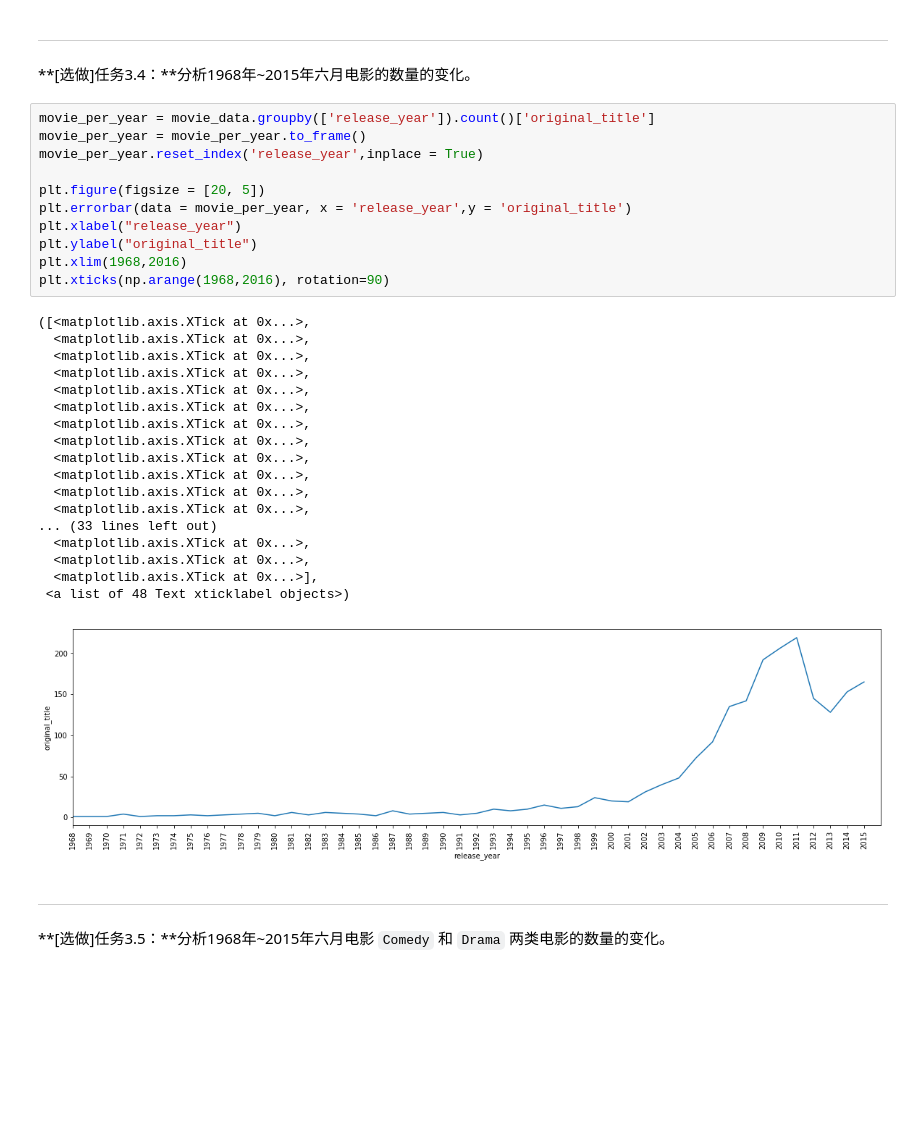
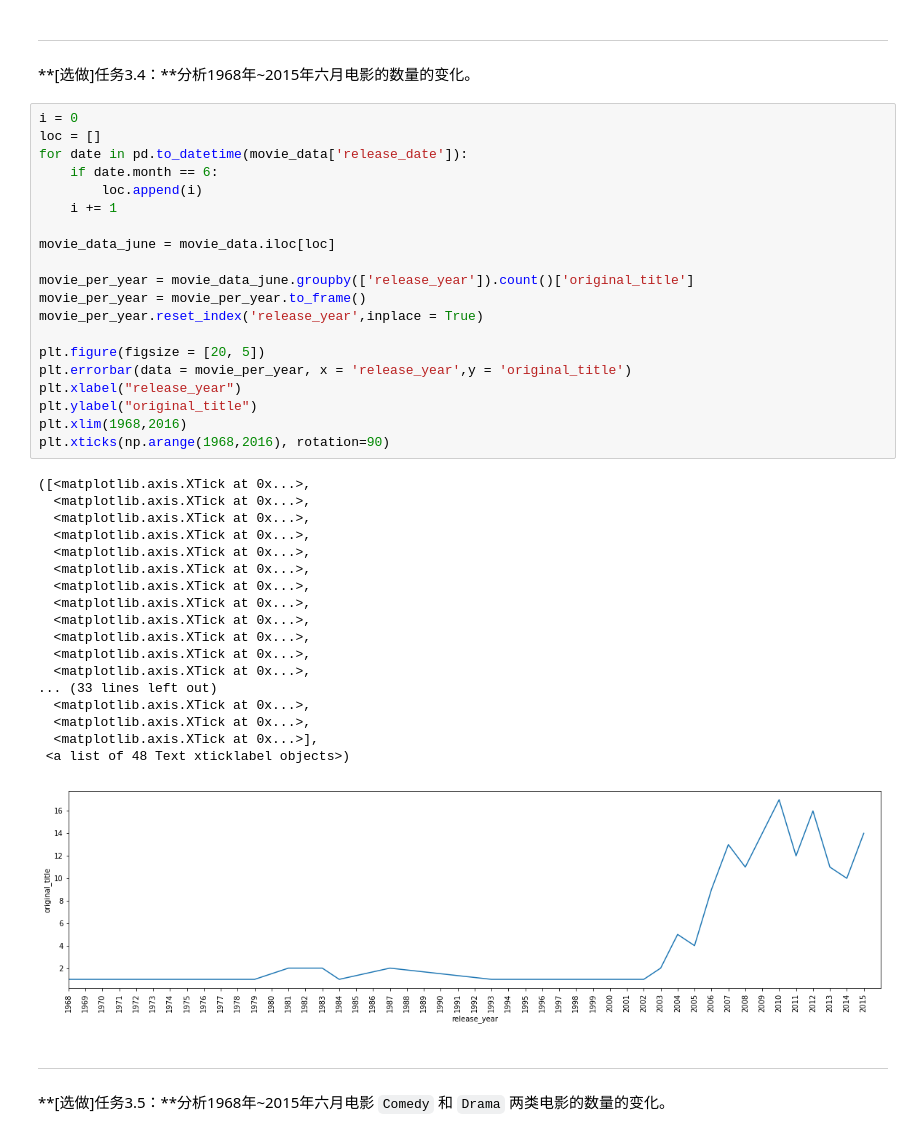
Before and after one commit to corwien/AIPND-cn-master, a Jupyter notebook: P2_Explore_Movie_Dataset/Explore Movie Dataset.ipynb, the cells around one changed output. Cells and saved outputs as stored; diff of their text form; blank space fills up the shorter version.

```diff
--- a/P2_Explore_Movie_Dataset/Explore Movie Dataset.ipynb
+++ b/P2_Explore_Movie_Dataset/Explore Movie Dataset.ipynb
@@ -284,35 +284,44 @@ plt.xticks(rotation=90)
 
 **[选做]任务3.4：**分析1968年~2015年六月电影的数量的变化。
 # %%
-movie_per_year = movie_data.groupby(['release_year']).count()['original_title']
+i = 0
+loc = []
+for date in pd.to_datetime(movie_data['release_date']):
+    if date.month == 6:
+        loc.append(i)
+    i += 1
+
+movie_data_june = movie_data.iloc[loc]
+
+movie_per_year = movie_data_june.groupby(['release_year']).count()['original_title']
 movie_per_year = movie_per_year.to_frame()
 movie_per_year.reset_index('release_year',inplace = True)
 
 plt.figure(figsize = [20, 5])
 plt.errorbar(data = movie_per_year, x = 'release_year',y = 'original_title')
 plt.xlabel("release_year")
 plt.ylabel("original_title")
 plt.xlim(1968,2016)
 plt.xticks(np.arange(1968,2016), rotation=90)
 # %% [output]
 ([<matplotlib.axis.XTick at 0x...>,
   <matplotlib.axis.XTick at 0x...>,
   <matplotlib.axis.XTick at 0x...>,
   <matplotlib.axis.XTick at 0x...>,
   <matplotlib.axis.XTick at 0x...>,
   <matplotlib.axis.XTick at 0x...>,
   <matplotlib.axis.XTick at 0x...>,
   <matplotlib.axis.XTick at 0x...>,
   <matplotlib.axis.XTick at 0x...>,
   <matplotlib.axis.XTick at 0x...>,
   <matplotlib.axis.XTick at 0x...>,
   <matplotlib.axis.XTick at 0x...>,
 ... (33 lines left out)
   <matplotlib.axis.XTick at 0x...>,
   <matplotlib.axis.XTick at 0x...>,
   <matplotlib.axis.XTick at 0x...>],
  <a list of 48 Text xticklabel objects>)
-[figure, old version]
+[figure, new version]
 # %% [markdown]
 ---
 
```
Also changed, not shown: parts of 3 cells of this notebook.
